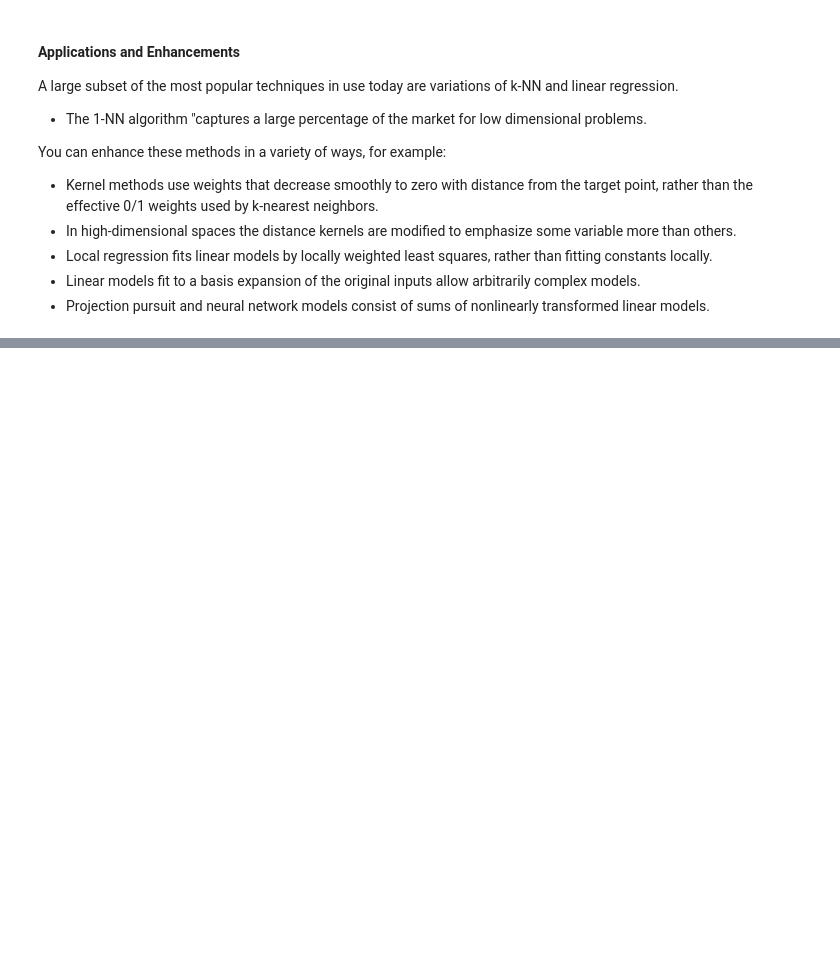
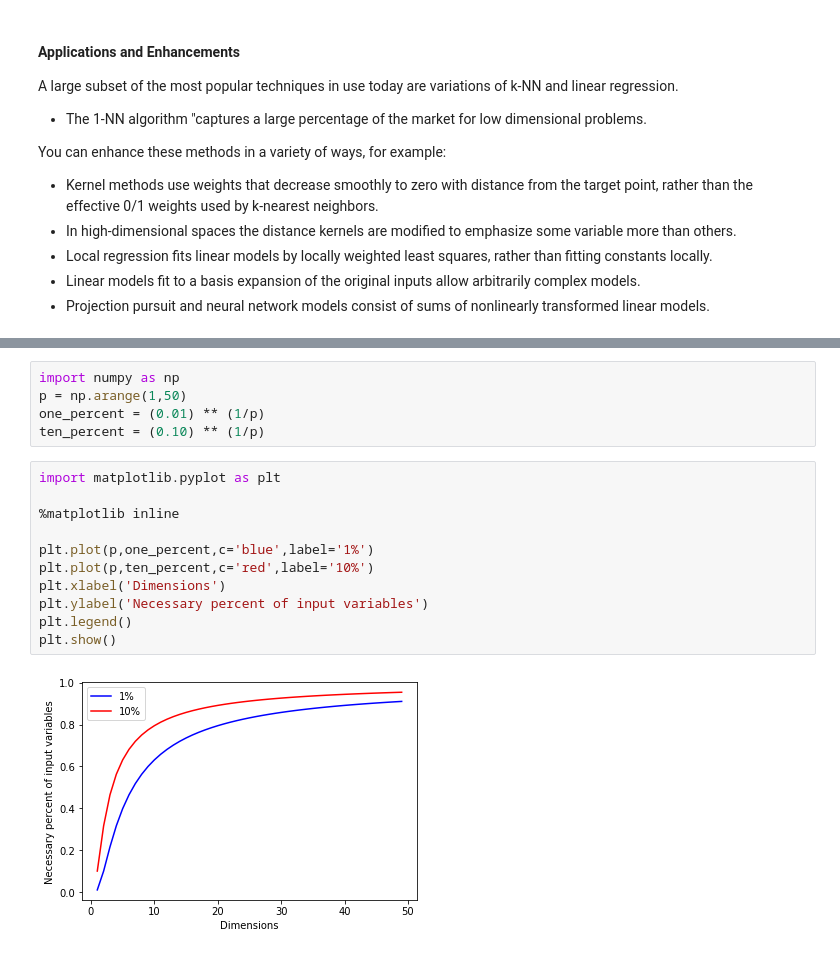
Before and after one commit to robertpullin/elements-of-statistical-learning, a Jupyter notebook: Chapter-1-and-2.ipynb, the cells around one changed output, grey strips where cells are left out. Cells and saved outputs as stored; diff of their text form; blank space fills up the shorter version.

```diff
--- a/Chapter-1-and-2.ipynb
+++ b/Chapter-1-and-2.ipynb
@@ -729,0 +744,18 @@ I found the following lectures helpful when studying this section. There may be
+# %%
+import numpy as np
+p = np.arange(1,50)
+one_percent = (0.01) ** (1/p)
+ten_percent = (0.10) ** (1/p)
+# %%
+import matplotlib.pyplot as plt
+
+%matplotlib inline
+
+plt.plot(p,one_percent,c='blue',label='1%')
+plt.plot(p,ten_percent,c='red',label='10%')
+plt.xlabel('Dimensions')
+plt.ylabel('Necessary percent of input variables')
+plt.legend()
+plt.show()
+# %% [output]
+[figure, added]
```
Also changed, not shown: parts of 2 cells of this notebook.
